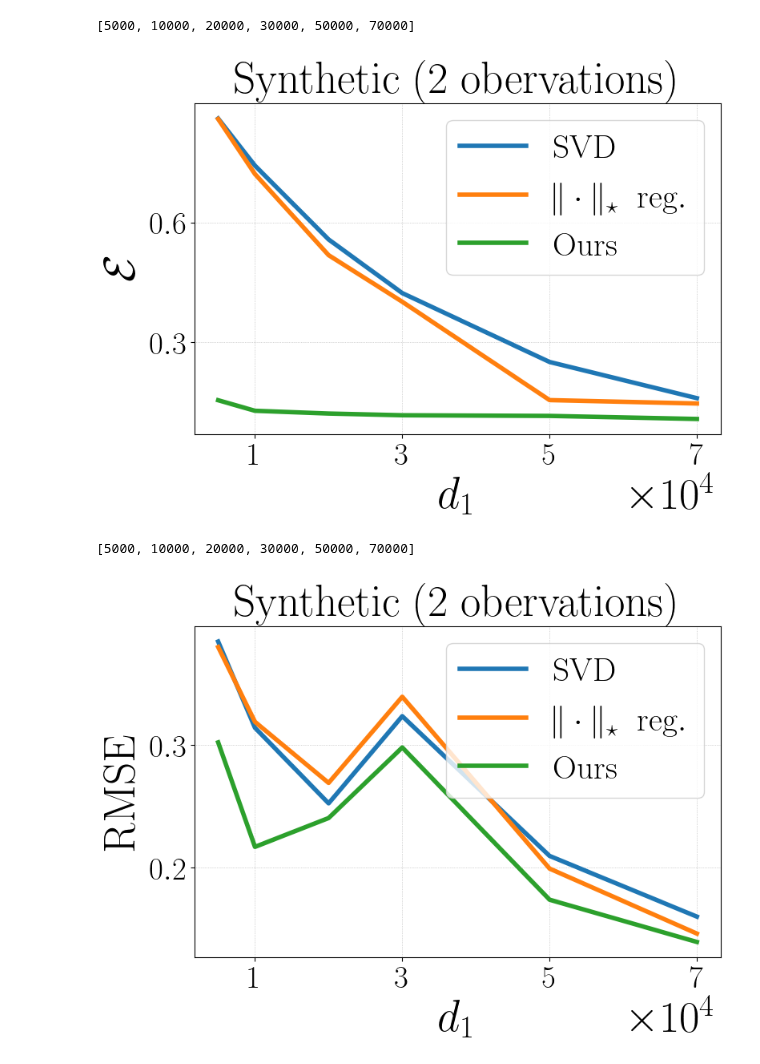
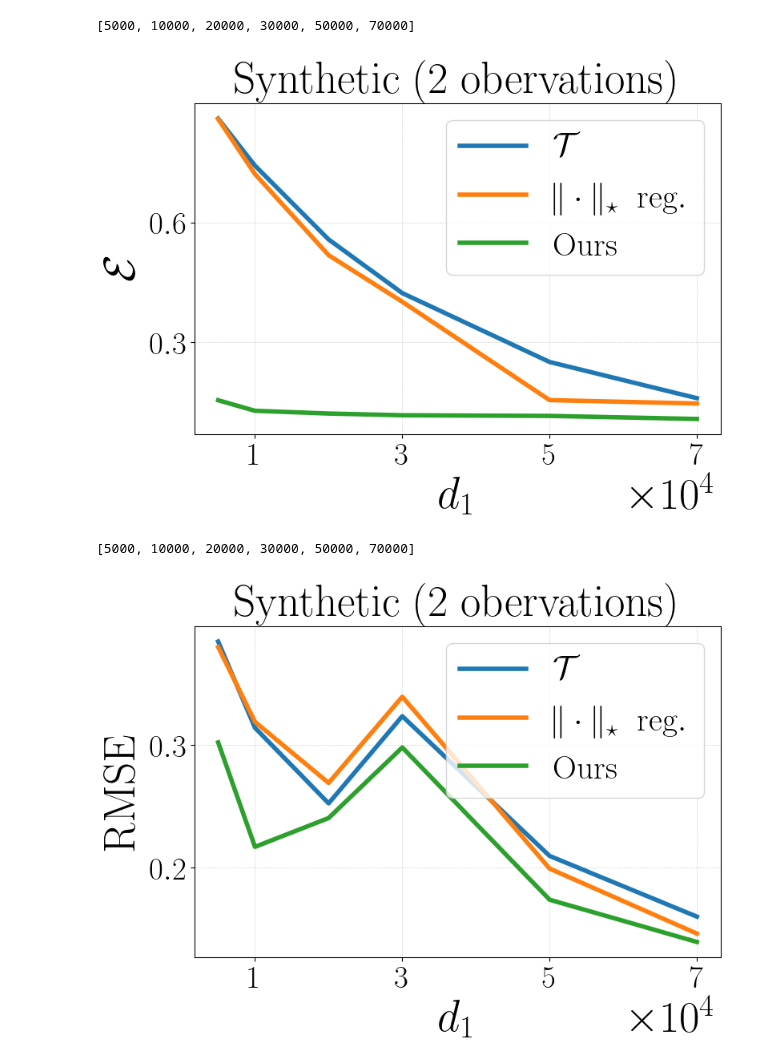
Before and after one commit to VirtuosoResearch/Matrix-completion-from-ultrasparse-samples, a Jupyter notebook: plots/ob2.ipynb, the cells around one changed output. Saved outputs shown, nothing was run; the diff lists cells and outputs as text; code cells hidden in the pictures.

Commit message:
plot

```diff
--- a/plots/ob2.ipynb
+++ b/plots/ob2.ipynb
@@ -54,7 +54,7 @@ plt.figure(figsize=(8,6))
 #plt.plot(X, original_err_mean, lw=4, label=r"$\tilde{M}^T\tilde{M}$")
 #plt.plot(X, T_prob_err_mean, lw=4, label=r"$T_{\mathrm{prob}}$")
 #plt.plot(X, T_freq_err_mean, lw=4, label=r"$T_{\mathrm{freq}}$")
-plt.plot(X, SVD_T_err_mean, lw=4, label=r"$\mathrm{SVD}$")
+plt.plot(X, SVD_T_err_mean, lw=4, label=r"$\mathcal{T}$")
 #plt.plot(X, X_original_err_mean, lw=4, label=r"$X_{\tilde{M}^T\tilde{M}}$")
 plt.plot(X, ob2_err_mean, lw=4, label=r"$\|\cdot\|_\star~~\mathrm{reg.}$")
 plt.plot(X, err_mean, lw=4, label=r"$\mathrm{Ours}$")
@@ -64,34 +64,34 @@ plt.plot(X, err_mean, lw=4, label=r"$\mathrm{Ours}$")
 plt.legend(fontsize=30, loc='upper right')
 plt.title(title, fontsize=40)
 
 plt.xlabel(r"$d_1$", fontsize=40)
 plt.ylabel(r"$\mathcal{E}$", fontsize=40)
 
 plt.xticks(xticks,fontsize=28)
 plt.yticks(fontsize=28)
 formatter = ScalarFormatter(useMathText=True)
 formatter.set_powerlimits((4, 4))
 
 plt.ticklabel_format(style='sci', axis='x', scilimits=(4, 4))
 plt.gca().xaxis.get_offset_text().set_fontsize(40)
 
 plt.gca().yaxis.set_major_locator(MaxNLocator(3))
 #plt.yscale("log", base=10)
 #plt.ylim(,1.1)
 
 plt.grid(lw=0.5, ls=":")
 #acc_str = f"best train acc: {np.array(train_acc).max():.4f}\nvalid acc: {val_acc[-1]:.4f}\nbest valid acc: {np.array(val_acc).max():.4f}\ngrokking gap: {val_converge-train_converge}"
 # plt.annotate(acc_str, xy=(0.2, 0.5), xycoords='axes fraction', fontsize=12, color='purple', ha='center')
 # add the annotation text to the overleaf file
 plt.tight_layout()
 plot_name = f"./plots/ob2_err.pdf"
 plt.savefig(plot_name, bbox_inches='tight', format="pdf", dpi=1200)
 
 plt.show()
 plt.close()
 # %% [output]
 [5000, 10000, 20000, 30000, 50000, 70000]
-[figure, old version]
+[figure, new version]
 # %%
 # observed entries
 title = r'$\mathrm{Synthetic~(2~obervations)}$'
@@ -127,7 +127,7 @@ plt.figure(figsize=(8,6))
 #plt.plot(X, original_err_mean, lw=4, label=r"$\tilde{M}^T\tilde{M}$")
 #plt.plot(X, T_prob_err_mean, lw=4, label=r"$T_{\mathrm{prob}}$")
 #plt.plot(X, T_freq_err_mean, lw=4, label=r"$T_{\mathrm{freq}}$")
-plt.plot(X, T_freq_rmse_mean, lw=4, label=r"$\mathrm{SVD}$")
+plt.plot(X, T_freq_rmse_mean, lw=4, label=r"$\mathcal{T}$")
 #plt.plot(X, X_original_err_mean, lw=4, label=r"$X_{\tilde{M}^T\tilde{M}}$")
 plt.plot(X, ob2_rmse_mean, lw=4, label=r"$\|\cdot\|_\star~~\mathrm{reg.}$")
 plt.plot(X, rmse_mean, lw=4, label=r"$\mathrm{Ours}$")
@@ -164,4 +164,4 @@ plt.show()
 plt.close()
 # %% [output]
 [5000, 10000, 20000, 30000, 50000, 70000]
-[figure, old version]
+[figure, new version]
```
Also changed, not shown: 1 other file.
